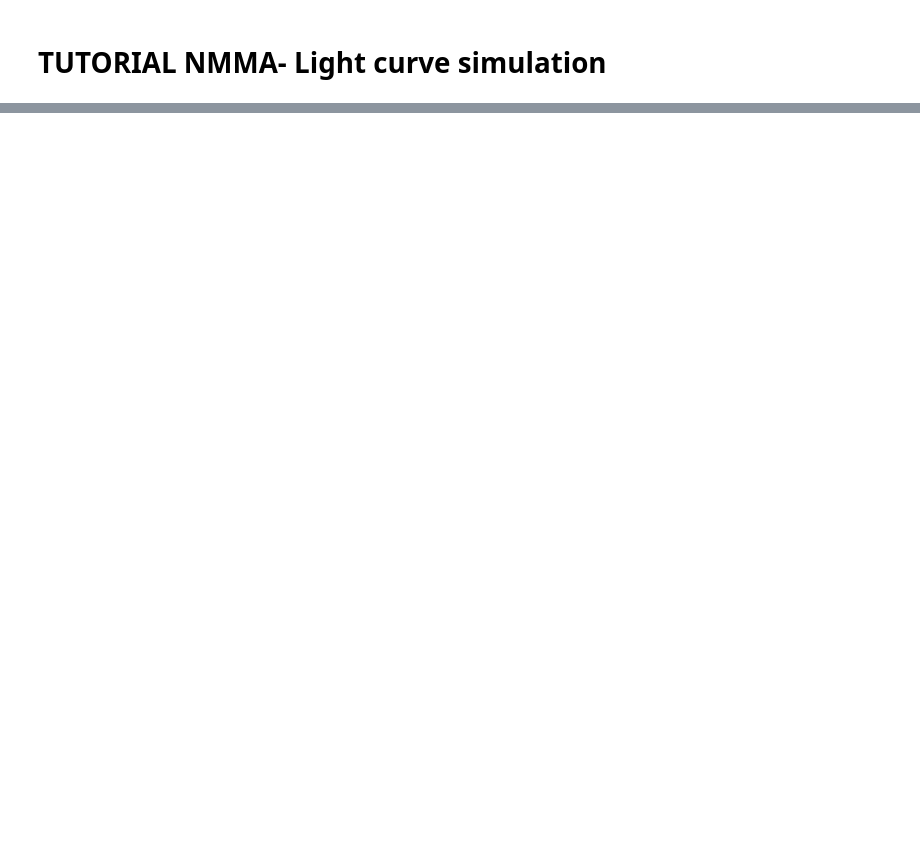
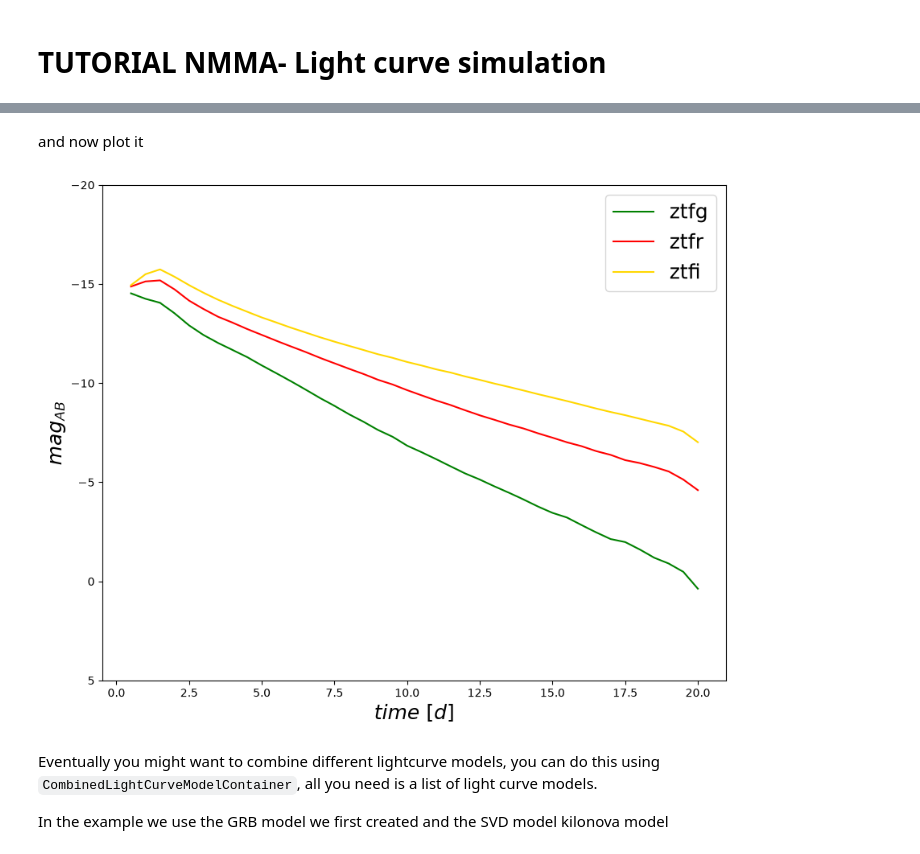
Before and after one commit to nuclear-multimessenger-astronomy/nmma, a Jupyter notebook: tutorials/tutorial-lightcurve_simulation.ipynb, the cells around one changed output, grey strips where cells are left out. Drawn from its saved outputs; the diff is of its cells as text; code cells hidden in the pictures; blank space fills up the shorter version.

```diff
--- a/tutorials/tutorial-lightcurve_simulation.ipynb
+++ b/tutorials/tutorial-lightcurve_simulation.ipynb
@@ -418,0 +139,11 @@ plt.show()
+# %%
+from scipy.special import logsumexp
+total_mag={}
+for f in mag_kn:
+    total_mag[f] = (
+        -5.0
+        / 2.0
+        * logsumexp(
+            [-2.0 / 5.0 * np.log(10) * mag_grb[f], -2.0 / 5.0 * np.log(10) * mag_kn[f]],
+            axis=0,
+        )/ np.log(10))
@@ -418,0 +178,9 @@ plt.show()
+# %%
+# Pick a model
+model_name = 'Bu2019lm'
+
+# and filters
+filters = ['ztfg','ztfr','ztfi']
+
+# create the model object
+surrogate_model = SVDLightCurveModel(model=model_name, filters=filters, interpolation_type='tensorflow') # interpolation_type MUST be 'tensorflow' for the SVD model to work properly
@@ -418,0 +189,12 @@ plt.show()
+# %%
+tmin, tmax, dt = 0.5, 20.0, 0.5
+sample_times = np.arange(tmin, tmax + dt, dt)
+
+param= {'log10_mej_dyn': -3.0,  # log10 of the dynamical ejecta mass in solar masses (from -3 to -1.3)
+        'log10_mej_wind': -1.5, # log10 of the wind ejecta mass in solar masses (from -3 to -0.5)
+        'redshift':0.1,         # redshift of the source
+        "KNphi": 45,            # opening angle of the equatorial dynamical ejecta in degrees (from 15 to 75)
+        "KNtheta": 45.6         # observing angle of the source in degrees (from 0 to 90)
+        }
+
+mag = surrogate_model.generate_lightcurve(sample_times,parameters=param)
@@ -418,0 +212,21 @@ plt.show()
+# %% [markdown]
+and now plot it
+# %%
+colors = {'ztfg':'green','ztfr':'red','ztfi':'gold'}
+fig, ax = plt.subplots(1,1,figsize=(10,8))
+for f in colors.keys():
+    m = np.array(mag[f])
+    ax.plot(sample_times, m,'-', label=f,color=colors[f])
+    ax.set_ylabel(r'$mag_{AB}$', fontsize=18)
+    ax.set_xlabel(r'$time~[d]$', fontsize=18)
+    ax.ticklabel_format(useOffset=False)
+    #ax.set_xscale('log')
+    ax.set_ylim([5,-20])
+    ax.legend(fontsize=18)
+plt.show()
+# %% [output]
+[figure, added]
+# %% [markdown]
+Eventually you might want to combine different lightcurve models, you can do this using `CombinedLightCurveModelContainer`, all you need is a list of light curve models.
+
+In the example we use the GRB model we first created and the SVD model kilonova model
```
Also changed, not shown: parts of 53 cells of this notebook, 2 other files.
